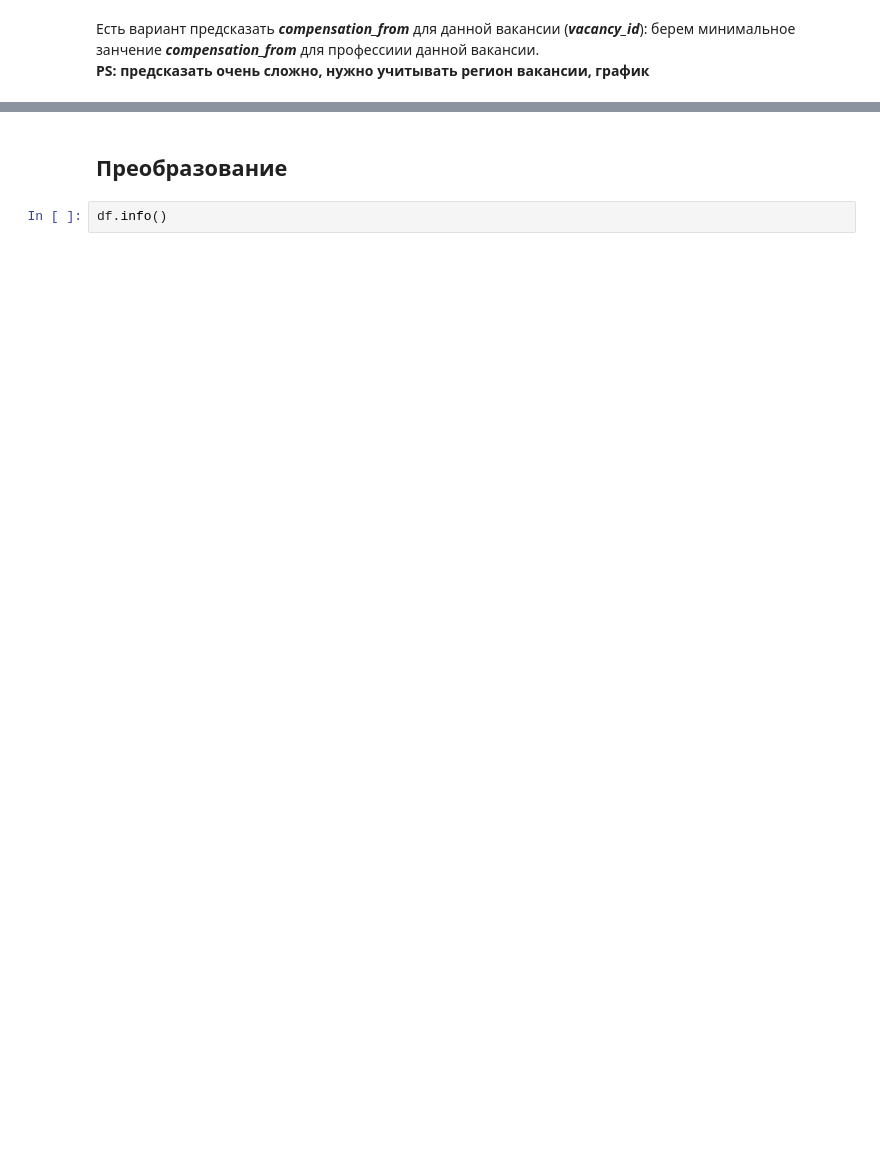
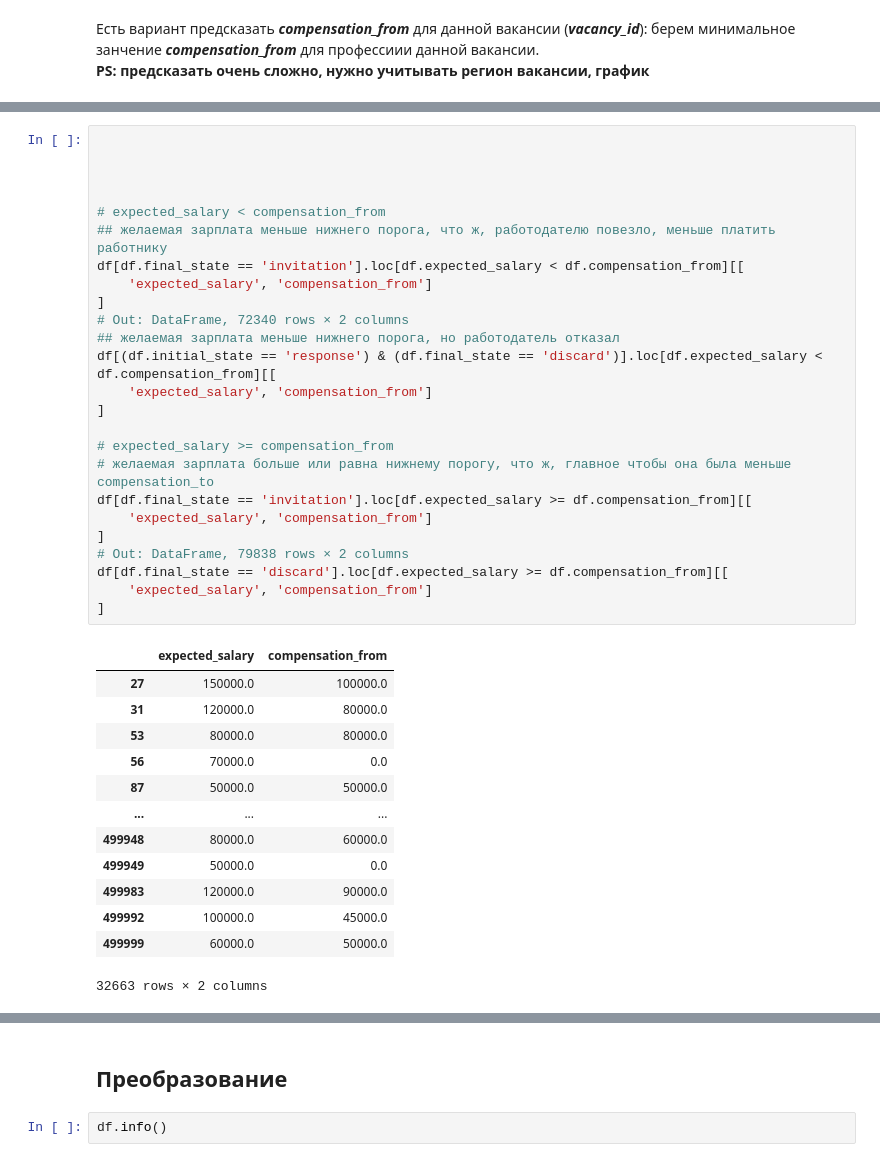
Before and after one commit to listens-to-spotify/-DA-NO-, a Jupyter notebook: preprocessing.ipynb, the cells around one changed output, grey strips where cells are left out. Drawn from its saved outputs; the diff is of its cells as text; blank space fills up the shorter version.

```diff
--- a/preprocessing.ipynb
+++ b/preprocessing.ipynb
@@ -136,0 +183,39 @@ profession_compensation_from = df.groupby(['profession']).agg({'compensation_fro
+# %%
+
+
+
+
+# expected_salary < compensation_from
+## желаемая зарплата меньше нижнего порога, что ж, работодателю повезло, меньше платить работнику
+df[df.final_state == 'invitation'].loc[df.expected_salary < df.compensation_from][[
+    'expected_salary', 'compensation_from']
+]
+# Out: DataFrame, 72340 rows × 2 columns
+## желаемая зарплата меньше нижнего порога, но работодатель отказал
+df[(df.initial_state == 'response') & (df.final_state == 'discard')].loc[df.expected_salary < df.compensation_from][[
+    'expected_salary', 'compensation_from']
+]
+
+# expected_salary >= compensation_from
+# желаемая зарплата больше или равна нижнему порогу, что ж, главное чтобы она была меньше compensation_to
+df[df.final_state == 'invitation'].loc[df.expected_salary >= df.compensation_from][[
+    'expected_salary', 'compensation_from']
+]
+# Out: DataFrame, 79838 rows × 2 columns
+df[df.final_state == 'discard'].loc[df.expected_salary >= df.compensation_from][[
+    'expected_salary', 'compensation_from']
+]
+# %% [output]
+|  | expected_salary | compensation_from |
+| 27 | 150000.0 | 100000.0 |
+| 31 | 120000.0 | 80000.0 |
+| 53 | 80000.0 | 80000.0 |
+| 56 | 70000.0 | 0.0 |
+| 87 | 50000.0 | 50000.0 |
+| ... | ... | ... |
+| 499948 | 80000.0 | 60000.0 |
+| 499949 | 50000.0 | 0.0 |
+| 499983 | 120000.0 | 90000.0 |
+| 499992 | 100000.0 | 45000.0 |
+| 499999 | 60000.0 | 50000.0 |
+32663 rows × 2 columns
```
Also changed, not shown: parts of 26 cells of this notebook.
